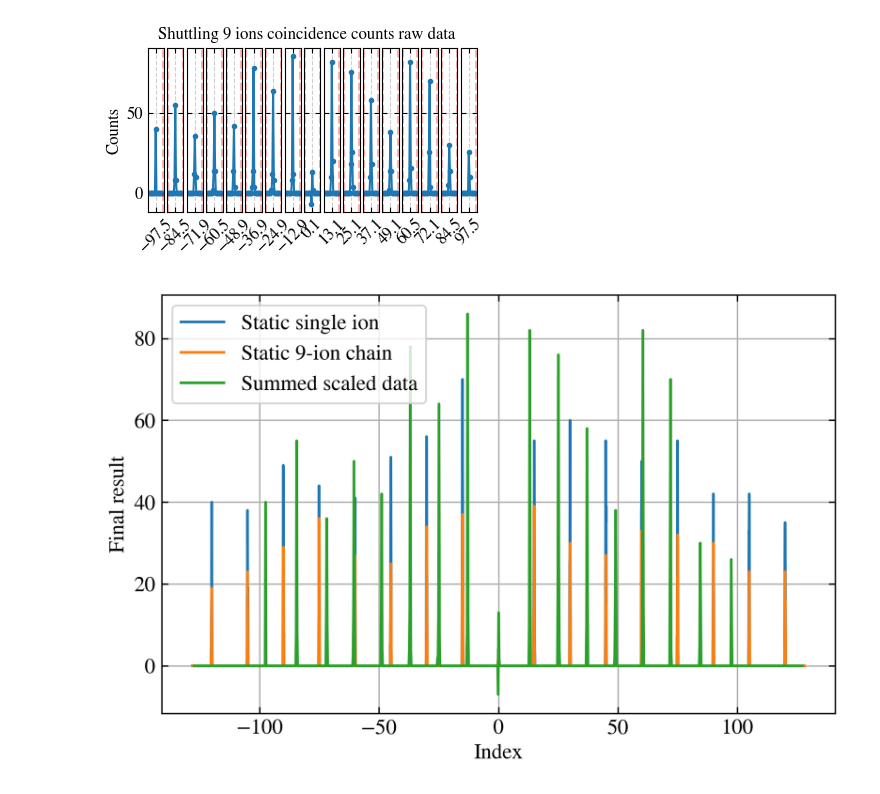
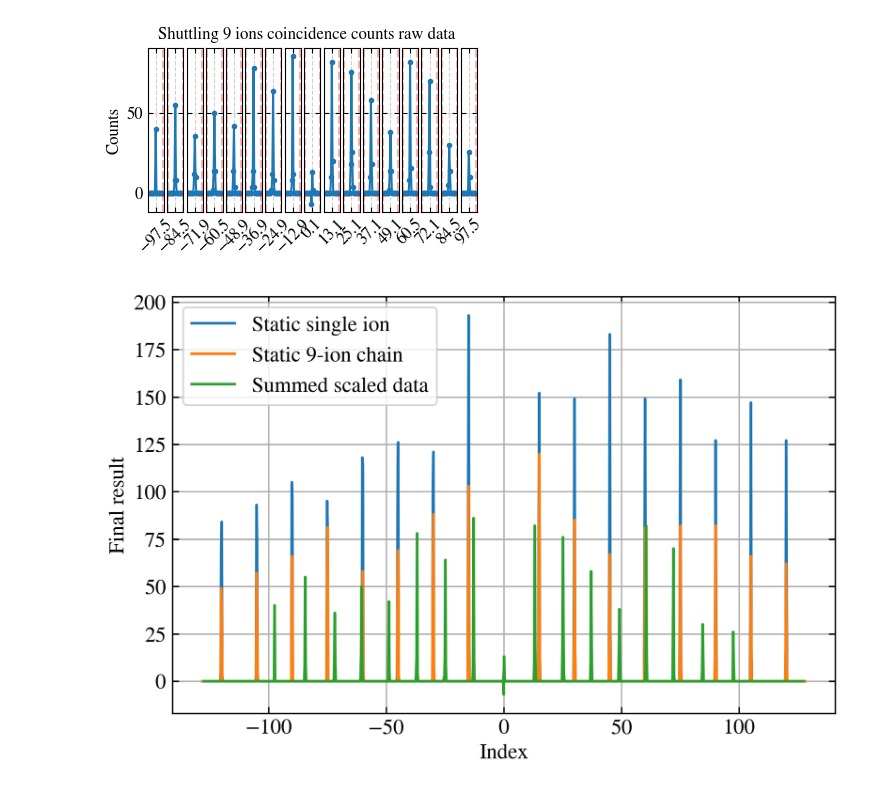
Before and after one commit to HaeffnerLab/Multiplexing, a Jupyter notebook: g2_data_processing/Static and shuttling g2 data processing clean.ipynb, the cells around one changed output. Saved outputs shown, nothing was run; the diff lists cells and outputs as text; code cells hidden in the pictures.

```diff
--- a/g2_data_processing/Static and shuttling g2 data processing clean.ipynb
+++ b/g2_data_processing/Static and shuttling g2 data processing clean.ipynb
@@ -352,6 +391,19 @@ import matplotlib.ticker as ticker
 
 final_result = np.load("final_result_static_single_ion.npy")
 index = np.load("final_result_static_single_ion_index.npy")
+
+# --- Rebin to a 0.20 µs time bin ---
+native_step = np.abs(index[1] - index[0])
+target_step = 0.20
+if not np.isclose(native_step, target_step):
+    bin_factor = int(round(target_step / native_step))
+    trimmed = (len(index) // bin_factor) * bin_factor
+    if trimmed != len(index):
+        index = index[:trimmed]
+        final_result = final_result[:trimmed]
+    index = index.reshape(-1, bin_factor).mean(axis=1)
+    final_result = final_result.reshape(-1, bin_factor).sum(axis=1)
+
 
 # Suppose you already have:
 # index         -> x-values
@@ -663,6 +715,20 @@ else:
 import numpy as np
 import matplotlib.pyplot as plt
 import matplotlib
+
+def rebin_to_target(index_array, counts_array, target_step=0.20):
+    native_step = np.abs(index_array[1] - index_array[0]) if len(index_array) > 1 else target_step
+    if np.isclose(native_step, target_step):
+        return index_array, counts_array
+    bin_factor = int(round(target_step / native_step))
+    trimmed = (len(index_array) // bin_factor) * bin_factor
+    if trimmed != len(index_array):
+        index_array = index_array[:trimmed]
+        counts_array = counts_array[:trimmed]
+    index_array = index_array.reshape(-1, bin_factor).mean(axis=1)
+    counts_array = counts_array.reshape(-1, bin_factor).sum(axis=1)
+    return index_array, counts_array
+
 
 # --- your global style settings ---
 matplotlib.rcParams.update({
@@ -675,31 +741,38 @@ matplotlib.rcParams.update({
     "ytick.direction": "in",
     "ytick.right": True,
     "axes.labelsize": 12,
     "axes.labelpad": 3,
     "axes.grid": True
 })
 
 # --- load each dataset ---
 idx1 = np.load("final_result_static_single_ion_index.npy")
+
 res1 = np.load("final_result_static_single_ion.npy")
+idx1, res1 = rebin_to_target(idx1, res1, 0.20)
+
 
 idx2 = np.load("final_result_static_9_ion_chain_index.npy")
 res2 = np.load("final_result_static_9_ion_chain.npy")
+idx2, res2 = rebin_to_target(idx2, res2, 0.20)
+
 
 idx3 = np.load("summed_caled_data_index.npy")
 res3 = np.load("summed_caled_data.npy")
+idx3, res3 = rebin_to_target(idx3, res3, 0.20)
+
 
 # --- make the plot ---
 fig, ax = plt.subplots(figsize=(6, 4), dpi=300)
 
 ax.plot(idx1, res1,    label="Static single ion")     # C0
 ax.plot(idx2, res2,    label="Static 9-ion chain")    # C1
 ax.plot(idx3, res3,    label="Summed scaled data")    # C2
 
 ax.set_xlabel("Index")
 ax.set_ylabel("Final result")
 ax.legend(loc="best")
 plt.tight_layout()
 plt.show()
 # %% [output]
-[figure, old version]
+[figure, new version]
```
Also changed, not shown: parts of 4 cells of this notebook.
